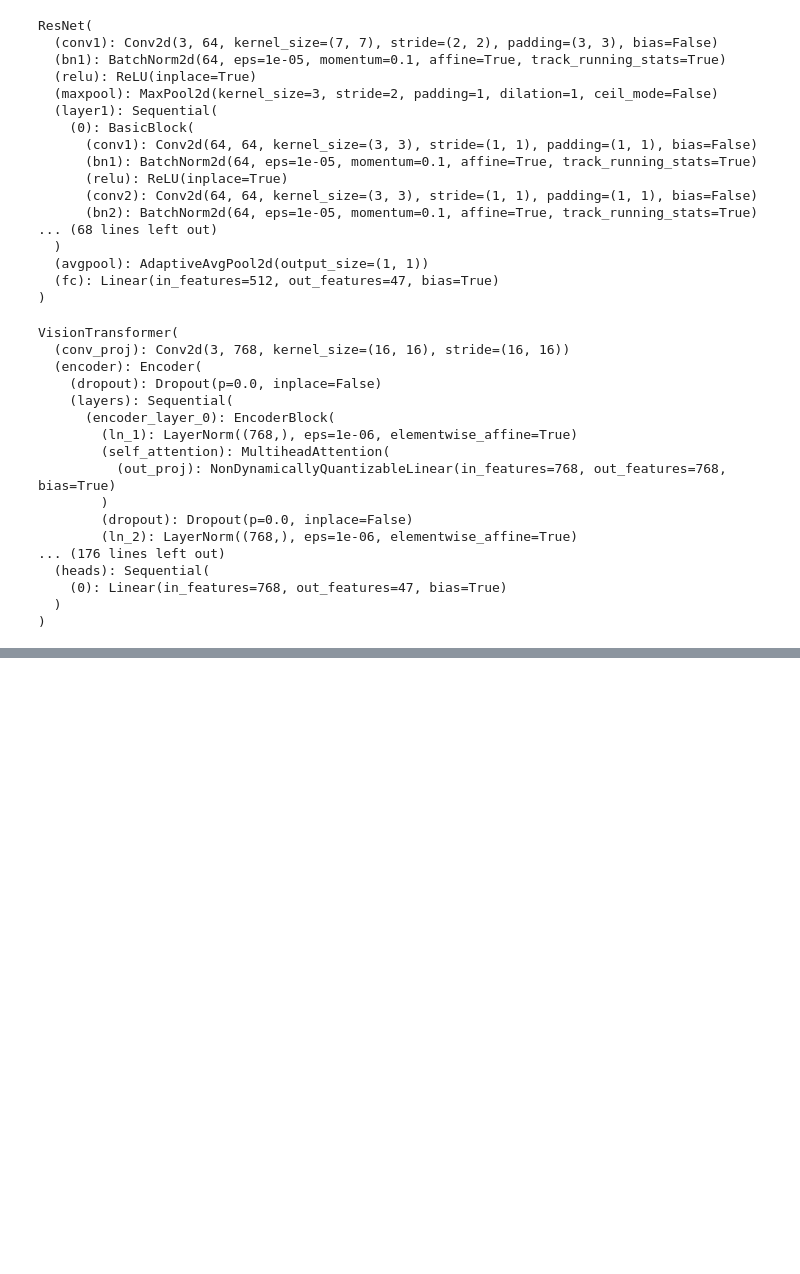
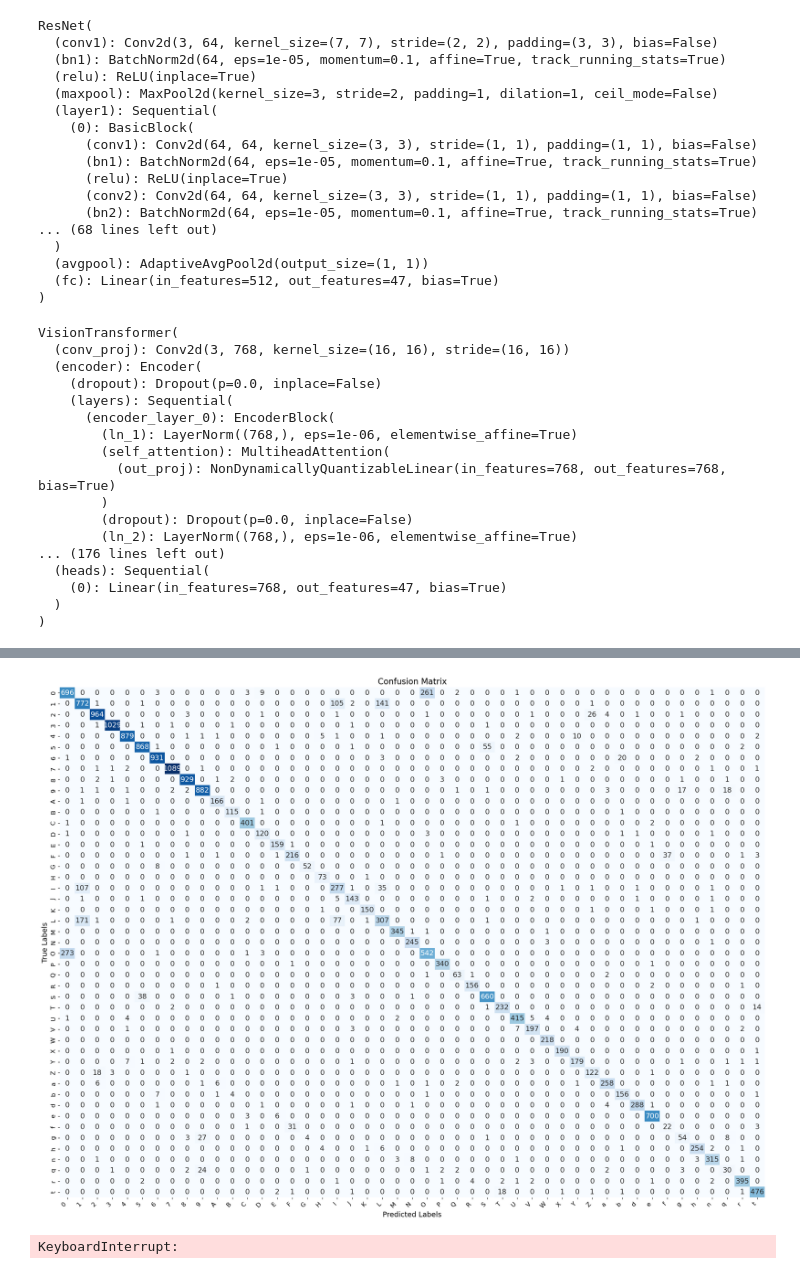
Before and after one commit to 0-2-H/COMP4318_ASSN2, a Jupyter notebook: Final Run PlS WORK.ipynb, the cells around one changed output, grey strips where cells are left out. Cells and saved outputs as stored; diff of their text form; code cells hidden in the pictures; blank space fills up the shorter version.

```diff
--- a/Final Run PlS WORK.ipynb
+++ b/Final Run PlS WORK.ipynb
@@ -1385,8 +1391,11 @@ from torchvision.models import resnet18
 import torch.nn as nn
 
 num_classes = len(np.unique(train_labels))
-resnet = resnet18(num_classes, pretrained=False)
-resnet.fc = nn.Linear(resnet.fc.in_features, num_classes)
+def init_resnet():
+    resnet = resnet18(num_classes, pretrained=False)
+    resnet.fc = nn.Linear(resnet.fc.in_features, num_classes)
+    return resnet
+resnet = init_resnet()
 print(resnet)
 # %% [output]
 ResNet(
@@ -1482,7 +1493,7 @@ def train_model(
     patience=2
 ):
     # Set device (GPU if available)
-    device = torch.device("cuda:1" if torch.cuda.is_available() else "cpu")
+    device = torch.device("cuda:2" if torch.cuda.is_available() else "cpu")
     model = model.to(device)
 
     # Prepare class weights
@@ -1540,13 +1551,13 @@ def train_model(
                 pbar.update(1)
                 pbar.set_postfix(loss=running_loss / total, accuracy=100.0 * correct / total)
         end_epoch = time.time()
-        train_time += end_epoch - start_epoch
+        train_time += (end_epoch - start_epoch)
         # Validation Loop (Calculate Validation Accuracy after Each Epoch)
         model.eval()
         val_correct = 0
         val_total = 0
         with torch.no_grad():
-            for images, labels in test_loader:
+            for images, labels in valid_loader:
                 images, labels = images.to(device), labels.to(device)
                 outputs = model(images)
                 _, predicted = outputs.max(1)
@@ -1568,6 +1579,7 @@ def train_model(
     model.eval()
     all_preds = []
     all_labels = []
+    testing_start = time.time()
     with torch.no_grad():
         for images, labels in test_loader:
             images, labels = images.to(device), labels.to(device)
@@ -1576,7 +1588,7 @@ def train_model(
 
             all_preds.extend(predicted.cpu().numpy())
             all_labels.extend(labels.cpu().numpy())
-
+    testing_time = time.time() - testing_start
     # Print classification report
     report = classification_report(all_labels, all_preds, target_names=[str(cls) for cls in classes], zero_division=0)
     print("\nClassification Report:\n", report)
@@ -1587,6 +1599,8 @@ def train_model(
     return {
         'classification_report': report,
         'confusion_matrix': conf_matrix,
-        'validation_accuracy': val_accuracy
+        'validation_accuracy': val_accuracy,
+        'training_time': train_time,
+        'testing_time': testing_time
     }
 # %%
@@ -1712,0 +1837,16 @@ print(f"Best Validation Accuracy: {best_resnet_val_accuracy:.2f}%")
+# %%
+best_resnet_results = train_model(model=init_resnet(),
+                                  train_loader=train_loader,
+                                  valid_loader=valid_loader,
+                                  test_loader=test_loader,
+                                  train_labels=train_labels,
+                                  class_weights_dict=class_weights_dict,
+                                  num_epochs=20,
+                                  learning_rate=0.001,
+                                  optimizer_name='SGD',
+                                  momentum=0.9,
+                                  weight_decay=0.0,
+                                  scheduler_name='StepLR',
+                                  step_size=7,
+                                  gamma=0.1
+                                  )
@@ -1713,5 +1867,11 @@ print(f"Best Validation Accuracy: {best_resnet_val_accuracy:.2f}%")
+# %%
+display_conf(best_resnet_results['confusion_matrix'])
+# %% [output]
+[figure, added]
 # %%
-vit_results = train_model(model=vit, train_loader=train_loader, test_loader=test_loader, train_labels=train_labels, class_weights_dict=class_weights_dict, num_epochs=20, learning_rate=5e-5)
+vit_results = train_model(model=vit, train_loader=train_loader, valid_loader=valid_loader, test_loader=test_loader, train_labels=train_labels, class_weights_dict=class_weights_dict, num_epochs=10, learning_rate=5e-5)
+# %% [output]
+KeyboardInterrupt:
 # %%
 # use the same param grid for vit
 best_vit_config, best_vit_val_accuracy = run_hyperparameter_tuning(
```
Also changed, not shown: parts of 21 cells of this notebook.
